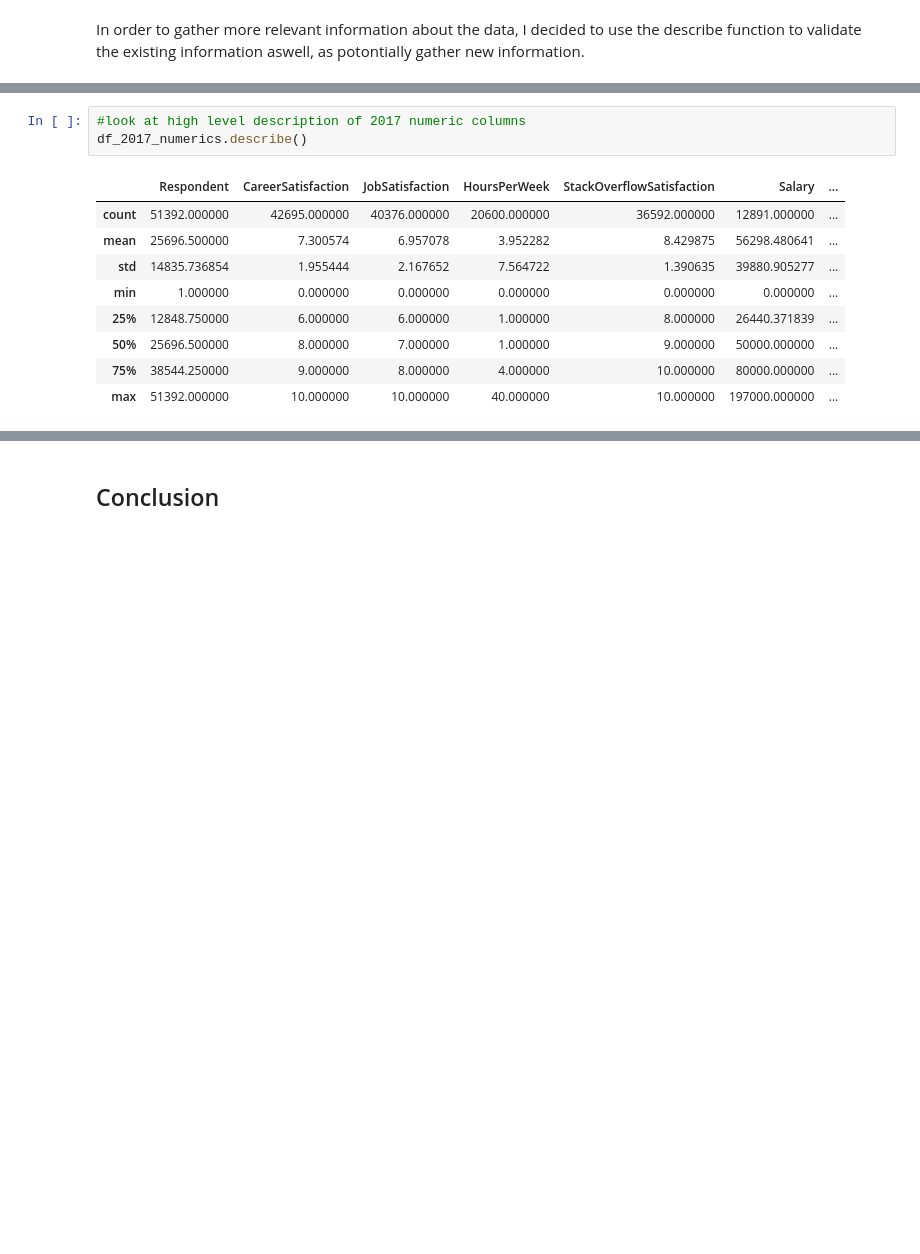
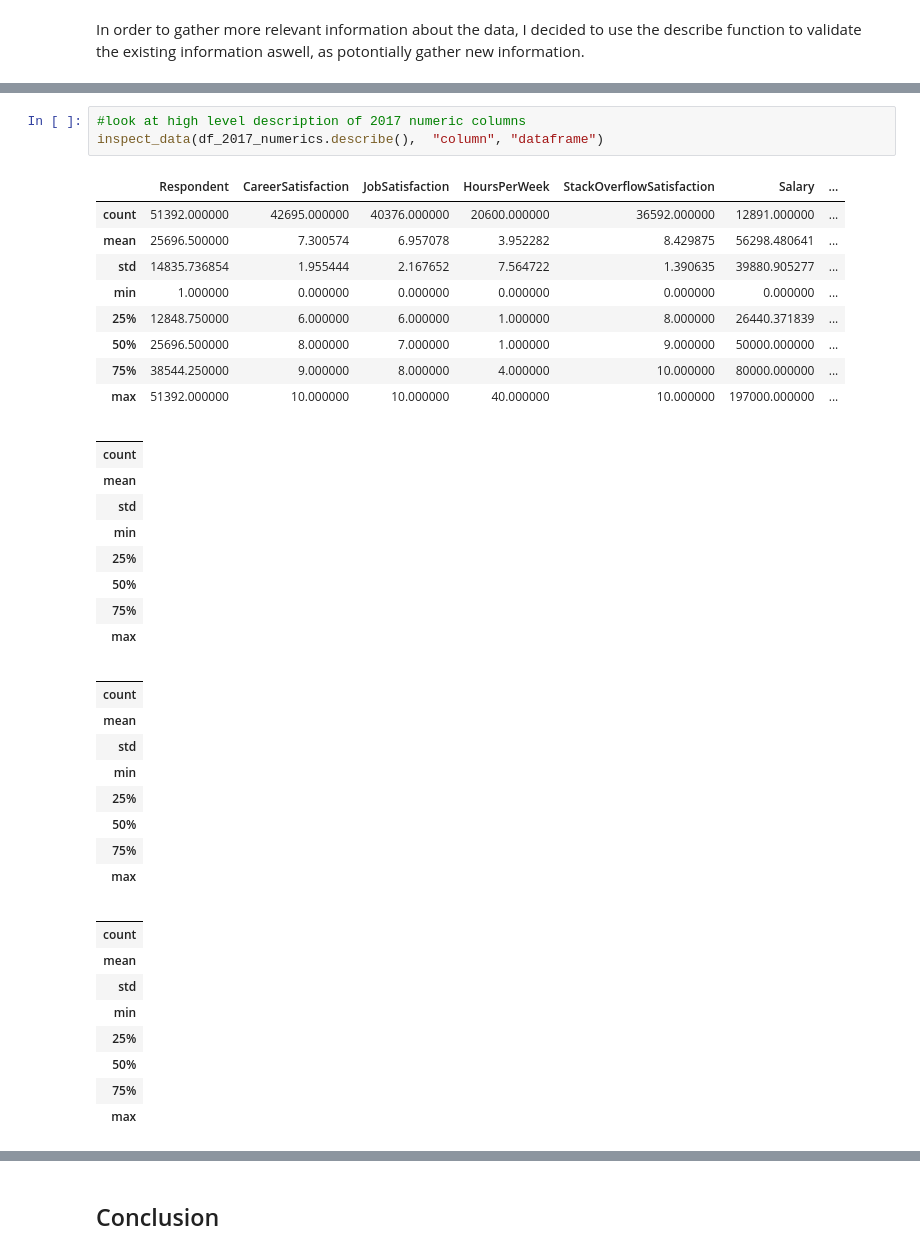
Before and after one commit to MDK1192/Udacity_Blogpost, a Jupyter notebook: Udacity_Create_a_Blogpost.ipynb, the cells around one changed output, grey strips where cells are left out. Saved outputs shown, nothing was run; the diff lists cells and outputs as text; blank space fills up the shorter version.

```diff
--- a/Udacity_Create_a_Blogpost.ipynb
+++ b/Udacity_Create_a_Blogpost.ipynb
@@ -407,13 +461,40 @@ display(df_2017_objects.describe().iloc[:,120:139])
 # %%
 #look at high level description of 2017 numeric columns
-df_2017_numerics.describe()
+inspect_data(df_2017_numerics.describe(),  "column", "dataframe")
 # %% [output]
 |  | Respondent | CareerSatisfaction | JobSatisfaction | HoursPerWeek | StackOverflowSatisfaction | Salary | ... |
 | count | 51392.000000 | 42695.000000 | 40376.000000 | 20600.000000 | 36592.000000 | 12891.000000 | ... |
 | mean | 25696.500000 | 7.300574 | 6.957078 | 3.952282 | 8.429875 | 56298.480641 | ... |
 | std | 14835.736854 | 1.955444 | 2.167652 | 7.564722 | 1.390635 | 39880.905277 | ... |
 | min | 1.000000 | 0.000000 | 0.000000 | 0.000000 | 0.000000 | 0.000000 | ... |
 | 25% | 12848.750000 | 6.000000 | 6.000000 | 1.000000 | 8.000000 | 26440.371839 | ... |
 | 50% | 25696.500000 | 8.000000 | 7.000000 | 1.000000 | 9.000000 | 50000.000000 | ... |
 | 75% | 38544.250000 | 9.000000 | 8.000000 | 4.000000 | 10.000000 | 80000.000000 | ... |
 | max | 51392.000000 | 10.000000 | 10.000000 | 40.000000 | 10.000000 | 197000.000000 | ... |
+|  |
+| count |
+| mean |
+| std |
+| min |
+| 25% |
+| 50% |
+| 75% |
+| max |
+|  |
+| count |
+| mean |
+| std |
+| min |
+| 25% |
+| 50% |
+| 75% |
+| max |
+|  |
+| count |
+| mean |
+| std |
+| min |
+| 25% |
+| 50% |
+| 75% |
+| max |
```
Also changed, not shown: parts of 11 cells of this notebook.
